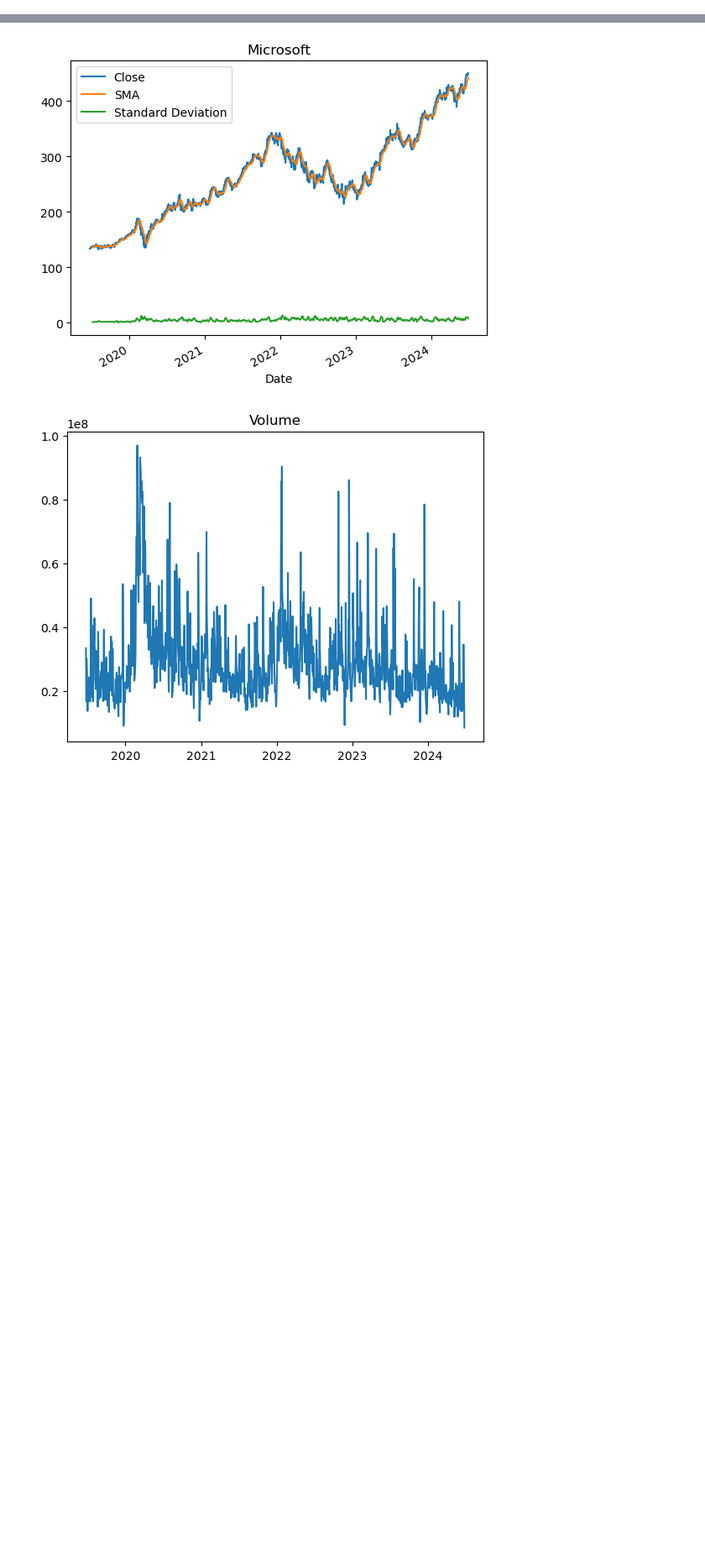
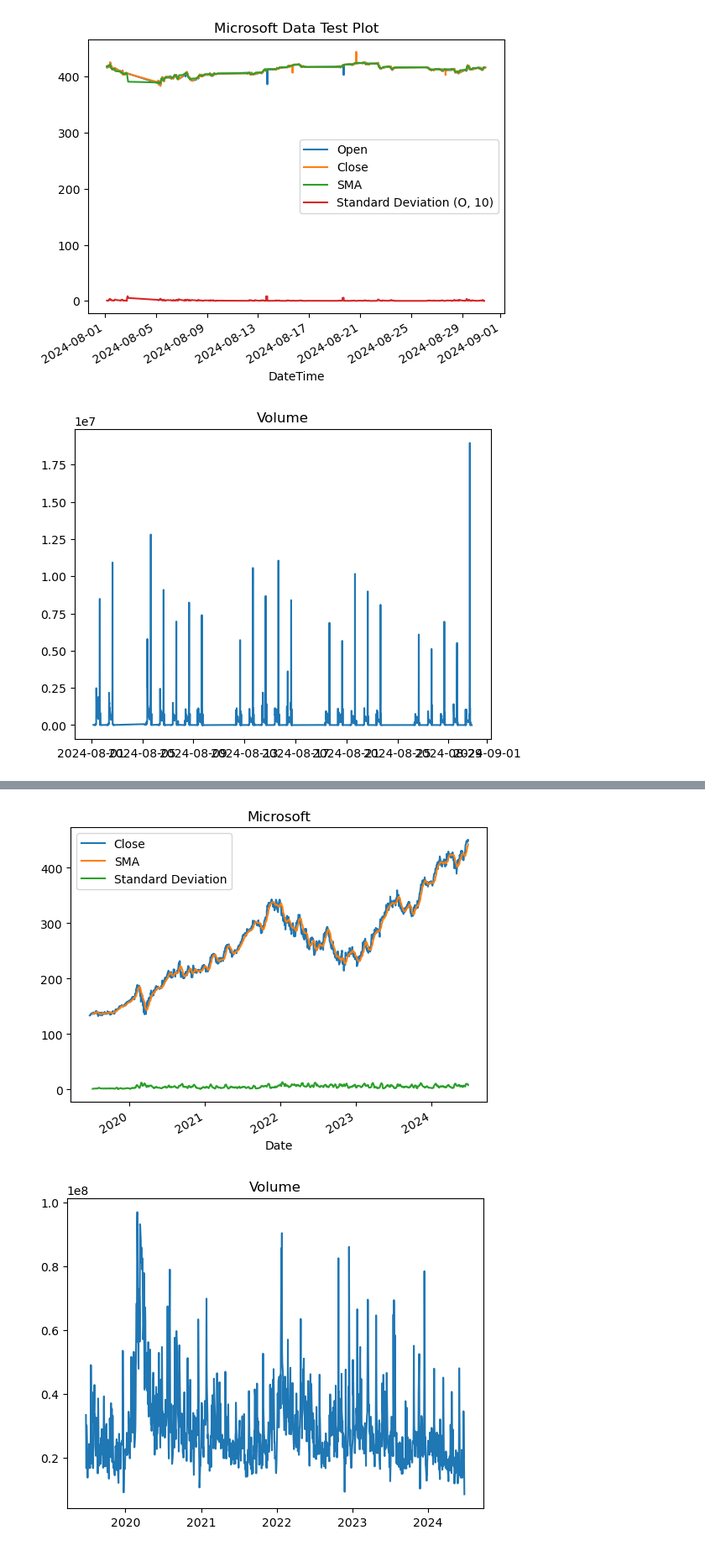
Before and after one commit to AAsiliskender/AlgoFrame, a Jupyter notebook: CoreJupy.ipynb, the cells around one changed output, grey strips where cells are left out. Shown at 84% size. Saved outputs shown, nothing was run; the diff lists cells and outputs as text; code cells hidden in the pictures; blank space fills up the shorter version.

Commit message:
Add files via upload
Update on main code file, moved playground code to bottom, removed some old test code on creating/modifying the frame. New cell for testing time-series code

```diff
--- a/CoreJupy.ipynb
+++ b/CoreJupy.ipynb
@@ -725,0 +532,59 @@ NVDA   1               1        1        1
+# %%
+## Here we read and post-process the .csv data and do a time-series analysis (rolling mean and std. deviation)
+# Intention is to figure out a good window size by assessing the variance and if it follows a chi-sq. distribution
+# The assumption here is the stock values are normally distributed
+# The issue is the stock mean/variance may change over time, how do I account for this?
+
+data_MSFT_test = checkManifest.loadData("MSFT",15,"2024-08")
+data_MSFT_test.set_index(pd.to_datetime(data_MSFT_test['DateTime']), inplace=True)
+print(data_MSFT_test)
+
+cols_to_plot = ['Open', 'Close', 'SMA', 'Standard Deviation (O, 10)']
+
+data_MSFT_test['SMA'] = data_MSFT_test['Open'].rolling(10).mean()
+data_MSFT_test['SMAC'] = data_MSFT_test['Close'].rolling(10).mean()
+data_MSFT_test['Standard Deviation (O, 10)'] = data_MSFT_test['Open'].rolling(10).std()
+data_MSFT_test['Standard Deviation (O, 5)'] = data_MSFT_test['Open'].rolling(5).std()
+data_MSFT_test['Standard Deviation (O, 3)'] = data_MSFT_test['Open'].rolling(3).std()
+data_MSFT_test['Standard Deviation (O, 20)'] = data_MSFT_test['Open'].rolling(20).std()
+data_MSFT_test['Standard Deviation (O, 40)'] = data_MSFT_test['Open'].rolling(40).std()
+data_MSFT_test['Standard Deviation (C, 10)'] = data_MSFT_test['Close'].rolling(10).std()
+
+data_MSFT_test[cols_to_plot].plot()
+plt.title('Microsoft Data Test Plot')
+
+plt.figure()
+plt.title('Volume')
+plt.plot(data_MSFT_test['Volume'], label='Volume')
+
+fig, ax = plt.subplots(figsize=(12, 6))
+plt.title('SMAO/C')
+plt.plot(data_MSFT_test['SMA'], label='SMA (Open)', marker = 'o',markersize=3,linestyle='dashed')
+plt.plot(data_MSFT_test['SMAC'], label='SMA (Close)', marker = 'x',markersize=3,linestyle='dashed')
+
+fig, ax = plt.subplots(figsize=(12, 6))
+plt.title('Standard Deviation')
+plt.plot(data_MSFT_test['Standard Deviation (O, 10)'], label='Standard Deviation (Open)', marker = 'o',markersize=3,linestyle='dashed')
+plt.plot(data_MSFT_test['Standard Deviation (C, 10)'], label='Standard Deviation (Close)', marker = 'o',markersize=3,linestyle='dashed')
+
+std_dev_cols = ['Standard Deviation (O, 3)', 'Standard Deviation (O, 5)', 'Standard Deviation (O, 10)', 'Standard Deviation (O, 20)', 'Standard Deviation (O, 40)']
+
+fig, ax = plt.subplots(figsize=(12, 6))
+plt.title('Standard Deviation')
+plt.plot(data_MSFT_test['Standard Deviation (O, 3)'], label='Standard Deviation (Open)', marker = 'o',markersize=3,linestyle='dashed')
+plt.plot(data_MSFT_test['Standard Deviation (O, 5)'], label='Standard Deviation (Open)', marker = 'o',markersize=3,linestyle='dashed')
+plt.plot(data_MSFT_test['Standard Deviation (O, 10)'], label='Standard Deviation (Open)', marker = 'o',markersize=3,linestyle='dashed')
+plt.plot(data_MSFT_test['Standard Deviation (O, 20)'], label='Standard Deviation (Open)', marker = 'o',markersize=3,linestyle='dashed')
+plt.plot(data_MSFT_test['Standard Deviation (O, 40)'], label='Standard Deviation (Open)', marker = 'o',markersize=3,linestyle='dashed')
+
+plt.title('Standard Deviation')
+data_MSFT_test[std_dev_cols].plot()
+
+## Here we also do a auto-correlation test
+#fig, ax = plt.subplots(figsize=(12, 6))
+#sm.graphics.tsa.plot_acf(data_MSFT_test['Close'], lags=195, ax=ax)
+#plt.title('Autocorrelation Function (ACF)')
+#plt.xlabel('Lags')
+#plt.ylabel('ACF')
+plt.show()
+# %% [output]
@@ -725,0 +608,2 @@ NVDA   1               1        1        1
+[figure, added]
+[figure, added]
```
Also changed, not shown: parts of 8 cells of this notebook.
